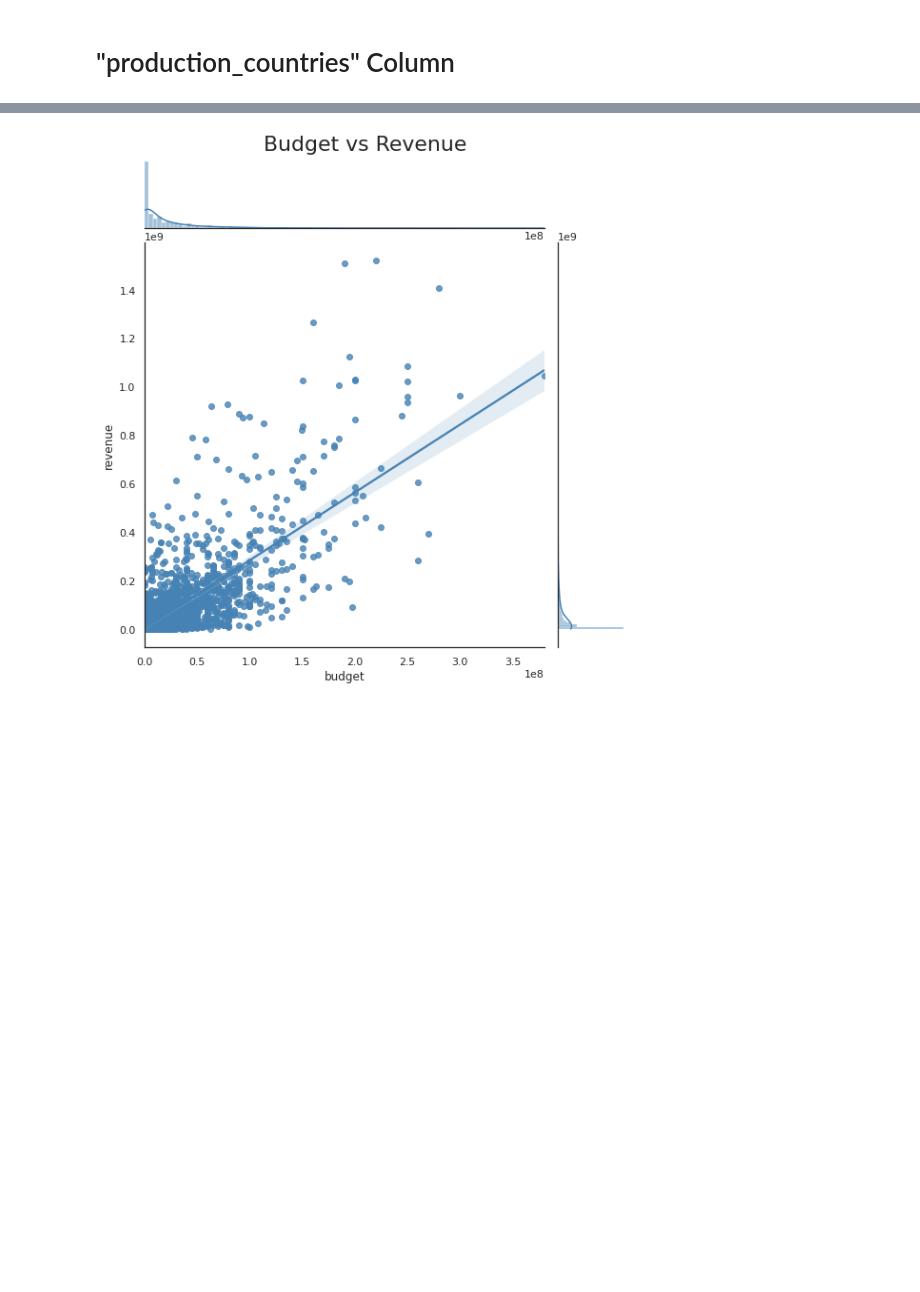
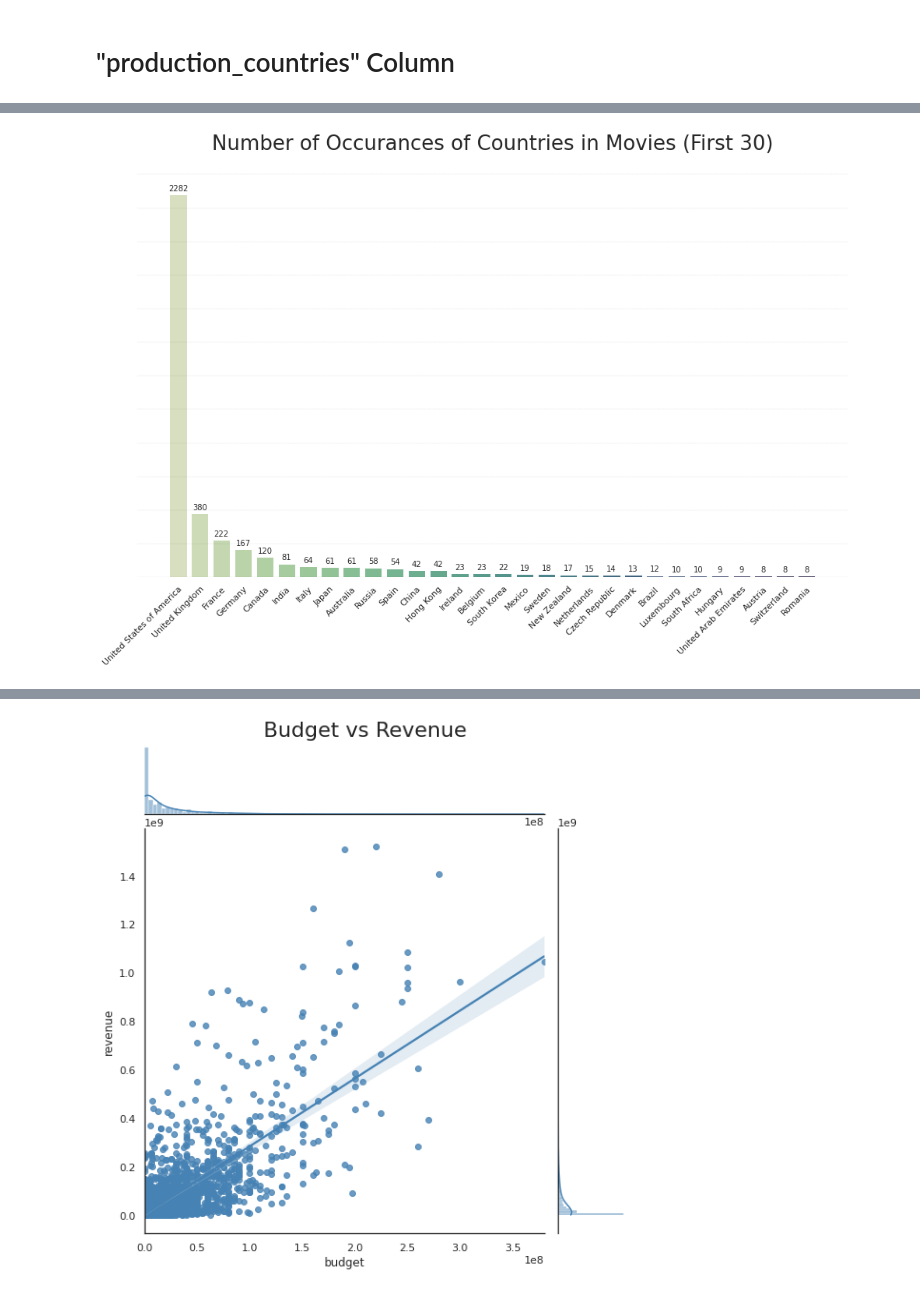
Before and after one commit to pedrohortencio/kaggle-competitions, a Jupyter notebook: TMDB/TMDB.ipynb, the cells around one changed output, grey strips where cells are left out. Saved outputs shown, nothing was run; the diff lists cells and outputs as text; code cells hidden in the pictures; blank space fills up the shorter version.

```diff
--- a/TMDB/TMDB.ipynb
+++ b/TMDB/TMDB.ipynb
@@ -288,0 +288,44 @@ df_test['num_companies'] = df_test['production_companies'].apply(lambda x: len(x
+# %%
+list_of_countries = list(df_train['production_countries'].apply(lambda x: [i['name'] for i in x] if x != {} else []).values)
+count_countries = Counter([i for j in list_of_countries for i in j]).most_common(30)
+
+countries_names = []
+occurance_values = []
+
+for country in count_countries:
+    name, value = country
+
+    countries_names.append(name)
+    occurance_values.append(value)
+
+fig = plt.figure(figsize=(18, 10))
+
+ax = plt.gca()
+
+rects1 = ax.bar(x=countries_names, height=occurance_values, color=sns.color_palette("ch:start=.5,rot=-.75", n_colors=31))
+
+def autolabel(rects):
+    """
+    Attach a text label above each bar displaying its height
+    """
+    for rect in rects:
+        height = rect.get_height()
+        ax.annotate('{}'.format(height),
+                    xy=(rect.get_x() + rect.get_width() / 2, height),
+                    xytext=(0, 3),
+                    textcoords="offset points",
+                    fontsize = 10,
+                    ha='center', va='bottom')
+
+autolabel(rects1)
+
+plt.xticks(rotation=45, rotation_mode="anchor", ha='right')
+plt.box(False)
+plt.hlines([i for i in range(0, 2600, 200)], *ax.get_xlim(), color='k', linestyles='--', lw=0.3, alpha=0.2)
+plt.yticks([])
+plt.title("Number of Occurances of Countries in Movies (First 30)", size=26)
+
+
+plt.show();
+# %% [output]
+[figure, added]
```
Also changed, not shown: parts of 32 cells of this notebook.
